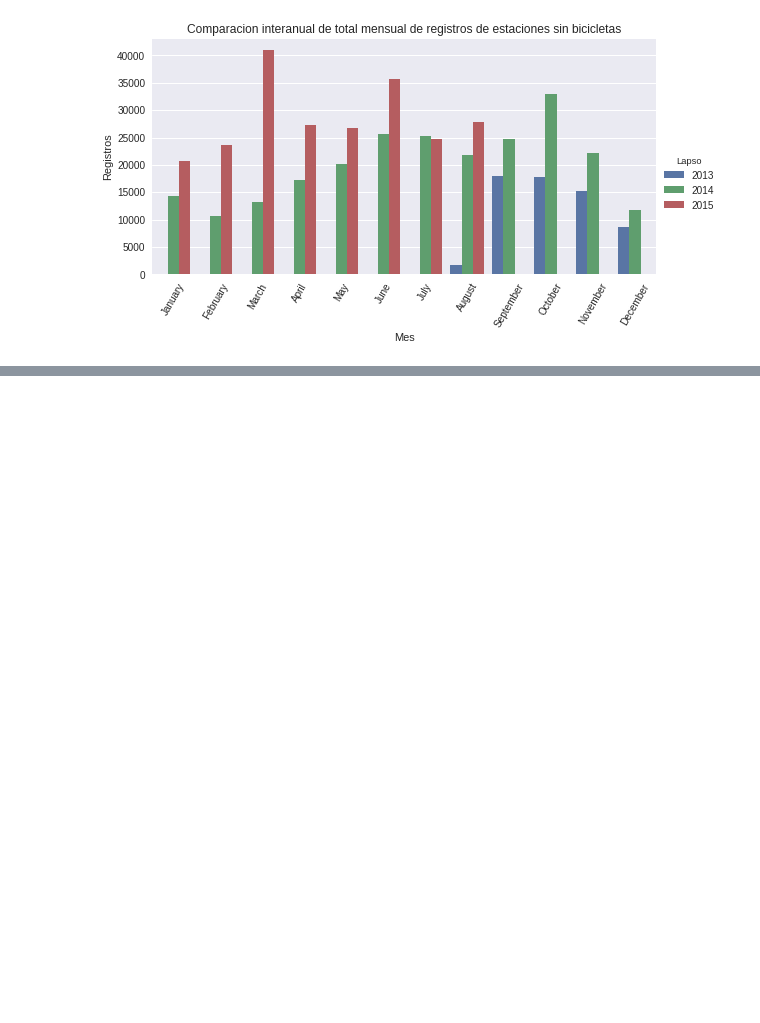
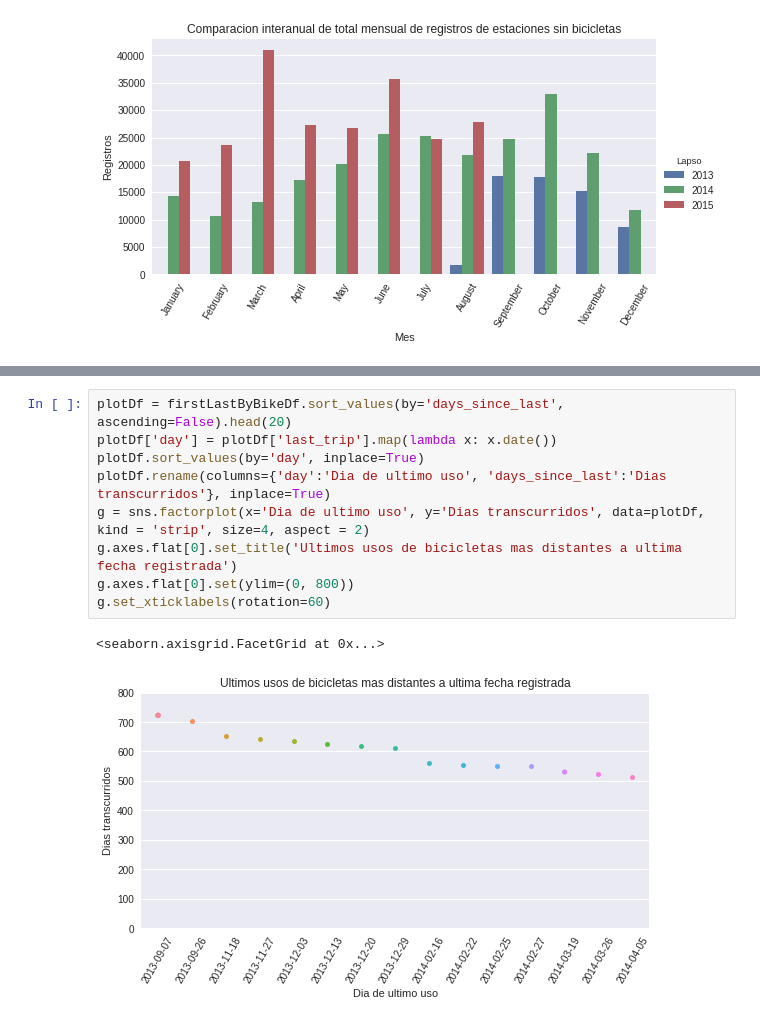
Before and after one commit to mreverter/datos-tp, a Jupyter notebook: TP1-Segunda Parte.ipynb, the cells around one changed output, grey strips where cells are left out. Drawn from its saved outputs; the diff is of its cells as text; blank space fills up the shorter version.

```diff
--- a/TP1-Segunda Parte.ipynb
+++ b/TP1-Segunda Parte.ipynb
@@ -300,0 +403,12 @@ g.set_xticklabels(rotation=60)
+# %%
+plotDf = firstLastByBikeDf.sort_values(by='days_since_last', ascending=False).head(20)
+plotDf['day'] = plotDf['last_trip'].map(lambda x: x.date())
+plotDf.sort_values(by='day', inplace=True)
+plotDf.rename(columns={'day':'Dia de ultimo uso', 'days_since_last':'Dias transcurridos'}, inplace=True)
+g = sns.factorplot(x='Dia de ultimo uso', y='Dias transcurridos', data=plotDf, kind = 'strip', size=4, aspect = 2)
+g.axes.flat[0].set_title('Ultimos usos de bicicletas mas distantes a ultima fecha registrada')
+g.axes.flat[0].set(ylim=(0, 800))
+g.set_xticklabels(rotation=60)
+# %% [output]
+<seaborn.axisgrid.FacetGrid at 0x...>
+[figure, added]
```
Also changed, not shown: parts of 20 cells of this notebook.
